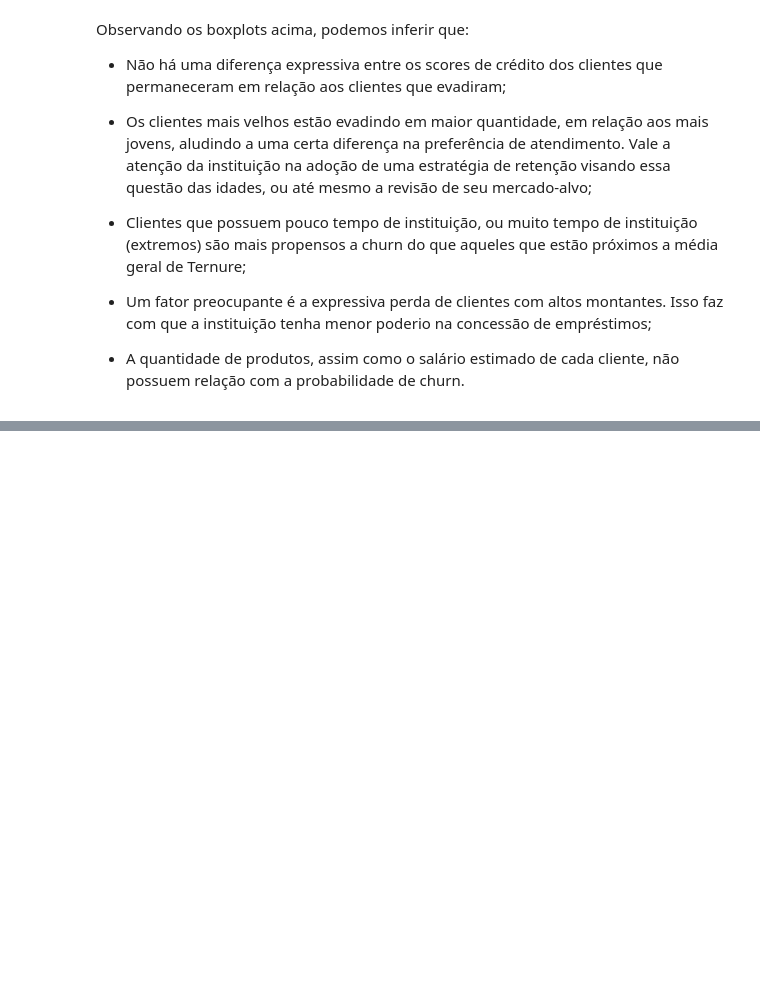
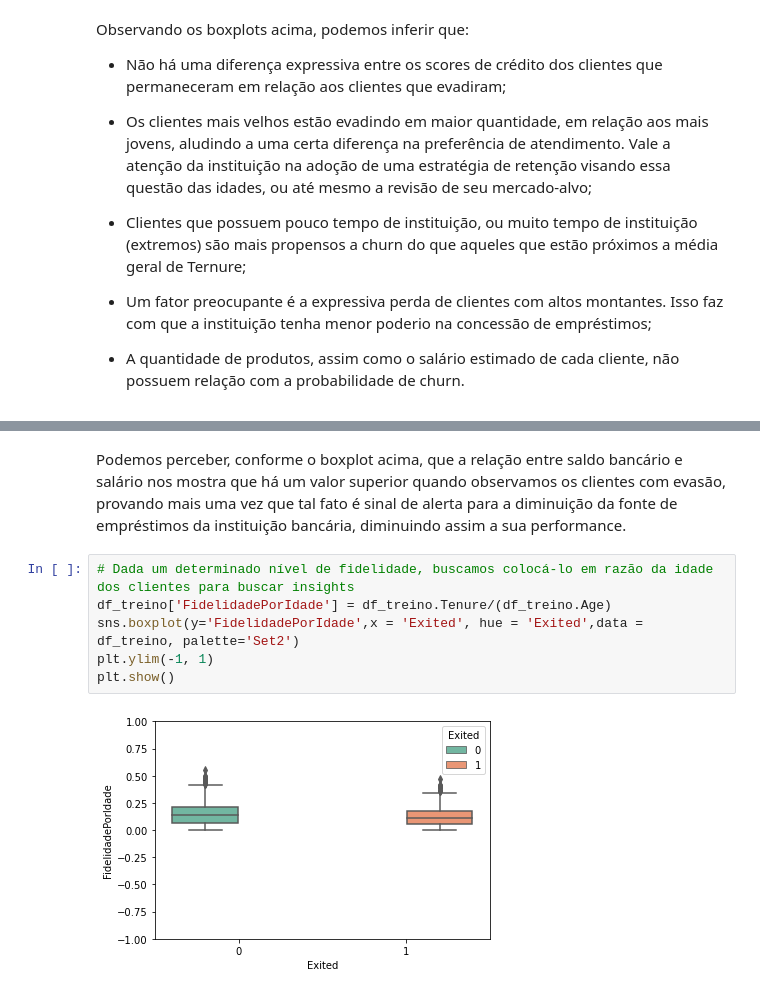
Before and after one commit to lucas-sls/Prevendo_churn_clientes, a Jupyter notebook: Análise e previsão do Churn de clientes em um banco.ipynb, the cells around one changed output, grey strips where cells are left out. Drawn from its saved outputs; the diff is of its cells as text; blank space fills up the shorter version.

```diff
--- a/Análise e previsão do Churn de clientes em um banco.ipynb
+++ b/Análise e previsão do Churn de clientes em um banco.ipynb
@@ -211,0 +232,10 @@ Observando os boxplots acima, podemos inferir que:
+# %% [markdown]
+Podemos perceber, conforme o boxplot acima, que a relação entre saldo bancário e salário nos mostra que há um valor superior quando observamos os clientes com evasão, provando mais uma vez que tal fato é sinal de alerta para a diminuição da fonte de empréstimos da instituição bancária, diminuindo assim a sua performance.
+# %%
+# Dada um determinado nível de fidelidade, buscamos colocá-lo em razão da idade dos clientes para buscar insights
+df_treino['FidelidadePorIdade'] = df_treino.Tenure/(df_treino.Age)
+sns.boxplot(y='FidelidadePorIdade',x = 'Exited', hue = 'Exited',data = df_treino, palette='Set2')
+plt.ylim(-1, 1)
+plt.show()
+# %% [output]
+[figure, added]
```
Also changed, not shown: parts of 7 cells of this notebook.
